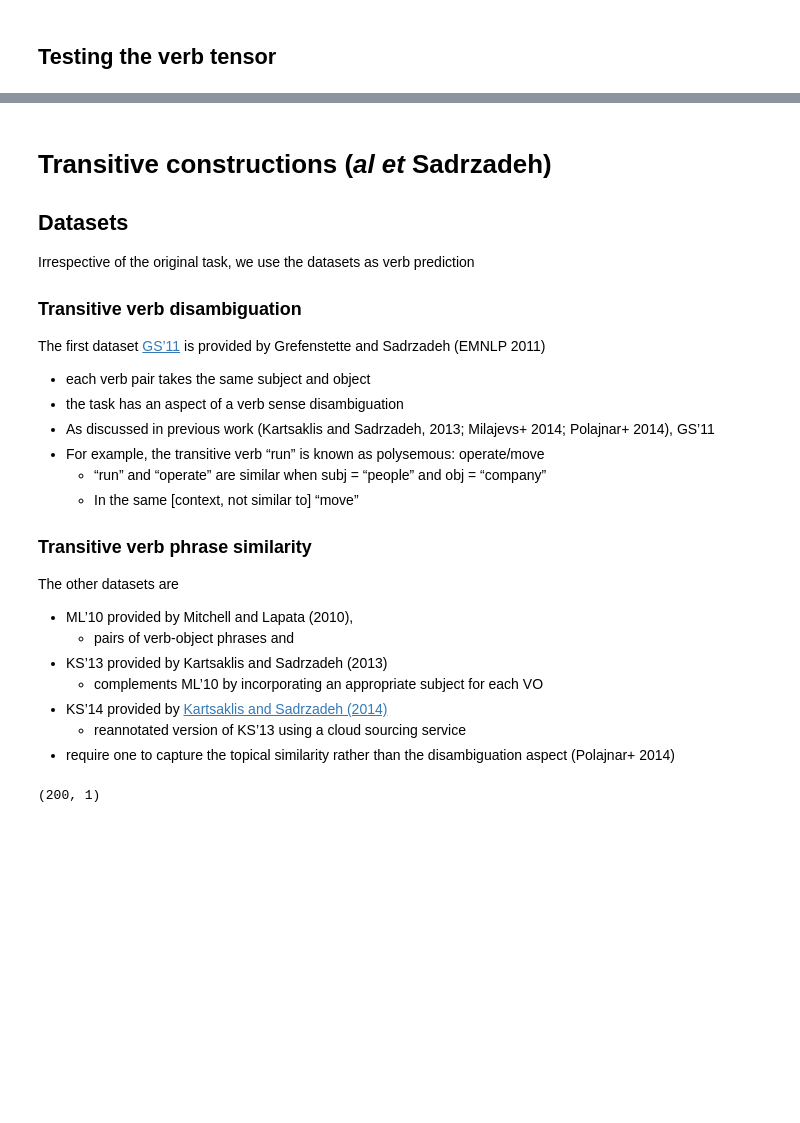
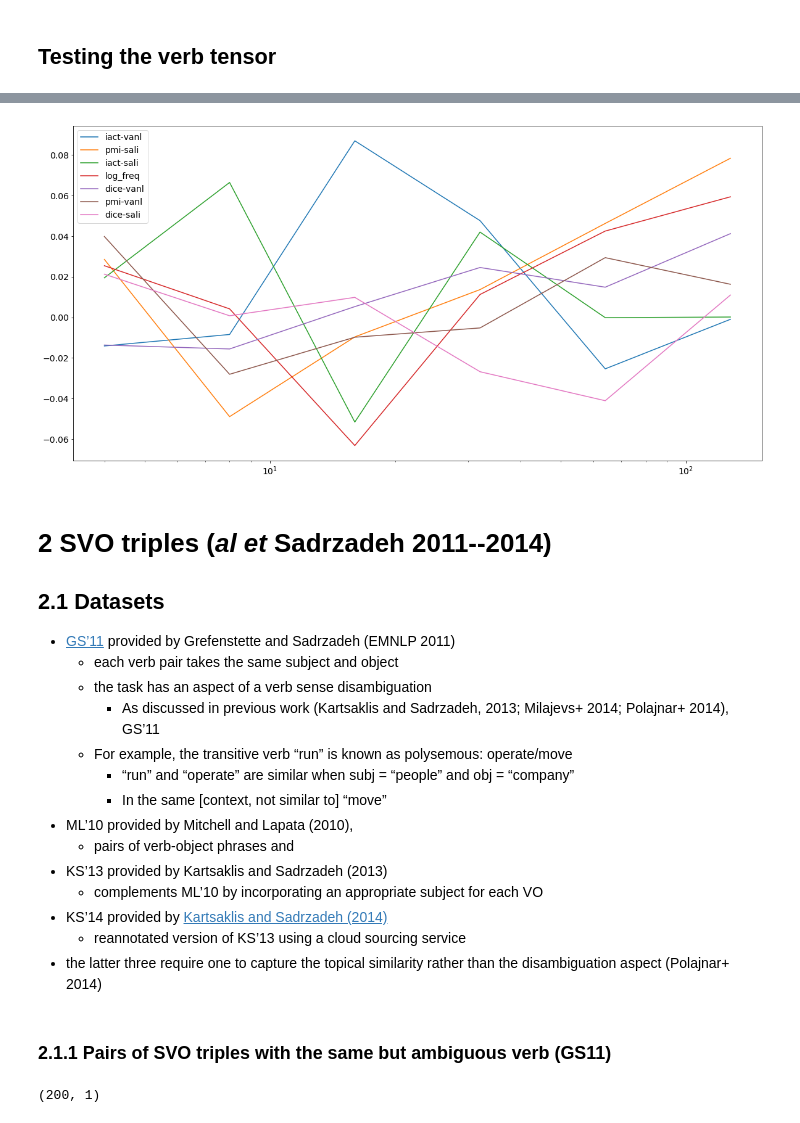
Before and after one commit to makrai/verb-tensor, a Jupyter notebook: eval.ipynb, the cells around one changed output, grey strips where cells are left out. Cells and saved outputs as stored; diff of their text form; code cells hidden in the pictures; blank space fills up the shorter version.

```diff
--- a/eval.ipynb
+++ b/eval.ipynb
@@ -188,37 +226,35 @@ _ = plt.legend(weights)
+# %%
+plot_results(verb=False)
+# %% [output]
+[figure, added]
 # %% [markdown]
-# Transitive constructions (_al et_ Sadrzadeh)
+# 2 SVO triples (_al et_ Sadrzadeh 2011--2014)
 
-## Datasets
+## 2.1 Datasets
 
-Irrespective of the original task, we use the datasets as verb prediction
-
-### Transitive verb disambiguation
-
-The first dataset [GS’11](http://www.cs.ox.ac.uk/activities/compdistmeaning/GS2011data.txt) is provided by Grefenstette and Sadrzadeh (EMNLP 2011)
-  * each verb pair takes the same subject and object
-  * the task has an aspect of a verb sense disambiguation
-  * As discussed in previous work
-    (Kartsaklis and Sadrzadeh, 2013; Milajevs+ 2014; Polajnar+ 2014), GS’11
-  * For example, the transitive verb “run” is known as polysemous: operate/move
-    * “run” and “operate” are similar when subj = “people” and obj = “company”
-    * In the same [context, not similar to] “move”
-
-### Transitive verb phrase similarity
-
-The other datasets are
+  * [GS’11](http://www.cs.ox.ac.uk/activities/compdistmeaning/GS2011data.txt) provided by Grefenstette and Sadrzadeh (EMNLP 2011)
+      * each verb pair takes the same subject and object
+      * the task has an aspect of a verb sense disambiguation
+          * As discussed in previous work
+            (Kartsaklis and Sadrzadeh, 2013; Milajevs+ 2014; Polajnar+ 2014), GS’11
+      * For example, the transitive verb “run” is known as polysemous: operate/move
+        * “run” and “operate” are similar when subj = “people” and obj = “company”
+        * In the same [context, not similar to] “move”
   * ML’10 provided by Mitchell and Lapata (2010),
     * pairs of verb-object phrases and
   * KS’13 provided by Kartsaklis and Sadrzadeh (2013)
     * complements ML’10 by incorporating an appropriate subject for each VO
   * KS’14 provided by [Kartsaklis and Sadrzadeh (2014)](https://arxiv.org/abs/1405.2874)
     * reannotated version of KS’13 using a cloud sourcing service
-* require one to capture the topical similarity
-  rather than the disambiguation aspect (Polajnar+ 2014)
+  * the latter three require one to capture the topical similarity
+    rather than the disambiguation aspect (Polajnar+ 2014)
 # %%
 verb_sim_data_dir = '/mnt/permanent/Language/English/Data/verb-similarity/Sadrzadeh/'
 # %%
 def read_sim_data(filen):
     return pd.read_csv(os.path.join(verb_sim_data_dir, filen), sep=' ')
+# %% [markdown]
+### 2.1.1 Pairs of SVO triples with the same but ambiguous verb (GS11)
 # %%
 gs11 = read_sim_data('GS2011data.txt').groupby(['verb', 'subject', 'object', 'landmark', 'hilo']).mean()
 print(gs11.shape)
```
Also changed, not shown: parts of 50 cells of this notebook.
